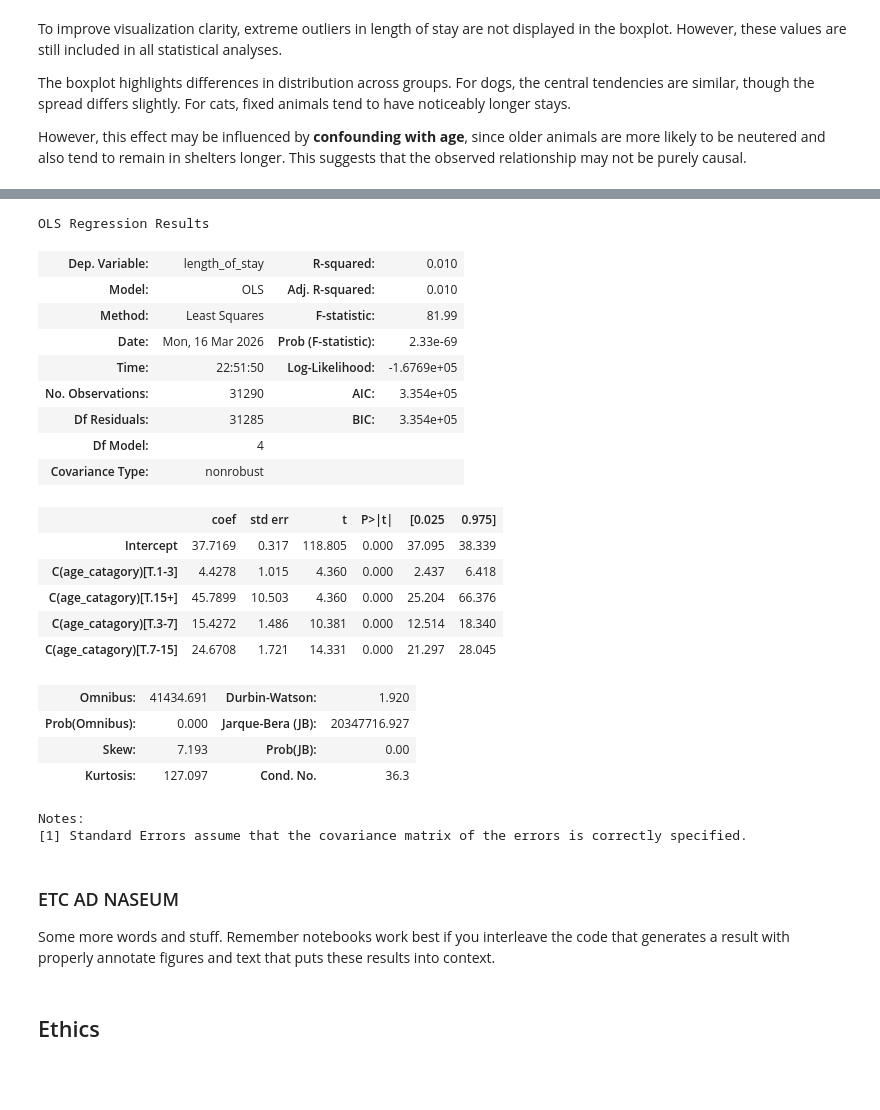
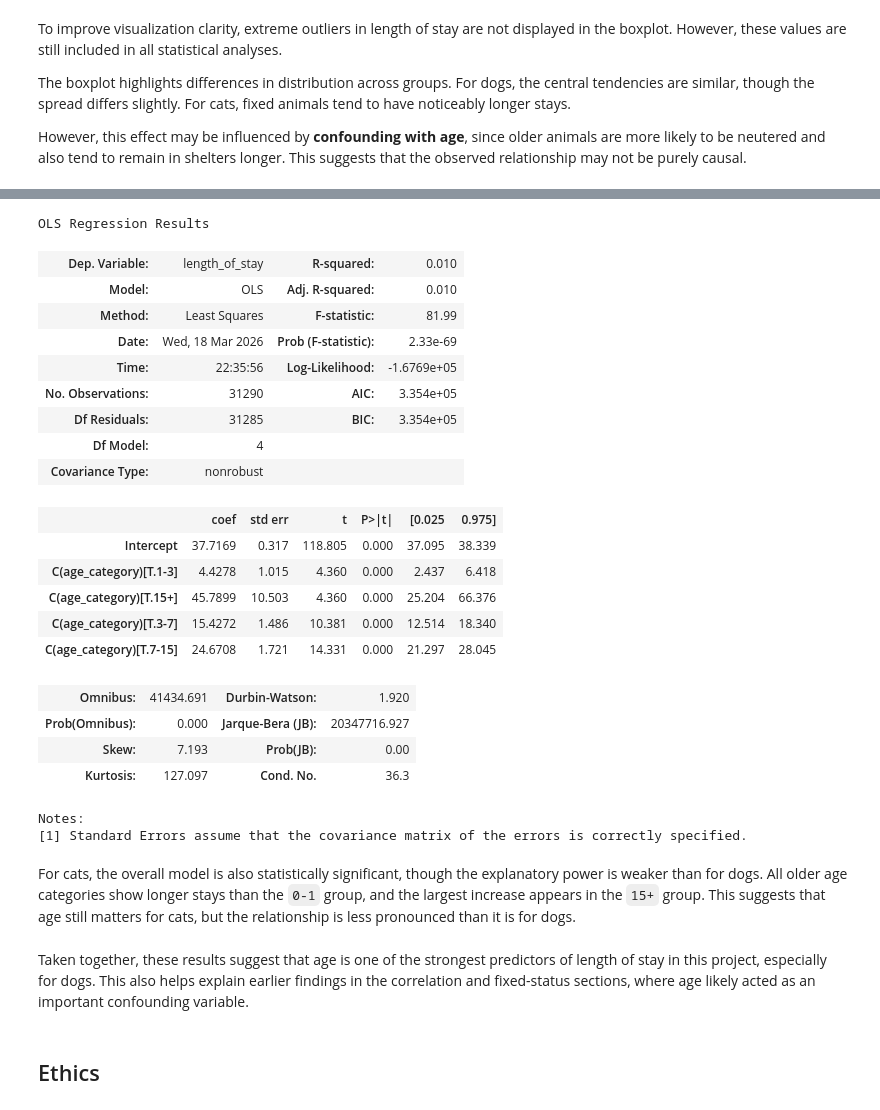
Before and after one commit to COGS108/Group072_WI26, a Jupyter notebook: 03-FinalProject.ipynb, the cells around one changed output, grey strips where cells are left out. Drawn from its saved outputs; the diff is of its cells as text; code cells hidden in the pictures; blank space fills up the shorter version.

```diff
--- a/03-FinalProject.ipynb
+++ b/03-FinalProject.ipynb
@@ -499,30 +485,30 @@ Notes:
 # %%
-cat_model = smf.ols(formula="length_of_stay ~  C(age_catagory)", data=age_df[age_df["outcome_animal_type"]=="Cat"]).fit()
+cat_model = smf.ols(
+    formula="length_of_stay ~ C(age_category)",
+    data=age_df[age_df["outcome_animal_type"] == "Cat"]
+).fit()
+
 cat_model.summary()
 # %% [output]
 OLS Regression Results
 | Dep. Variable: | length_of_stay | R-squared: | 0.010 |
 | Model: | OLS | Adj. R-squared: | 0.010 |
 | Method: | Least Squares | F-statistic: | 81.99 |
-| Date: | Mon, 16 Mar 2026 | Prob (F-statistic): | 2.33e-69 |
-| Time: | 22:51:50 | Log-Likelihood: | -1.6769e+05 |
+| Date: | Wed, 18 Mar 2026 | Prob (F-statistic): | 2.33e-69 |
+| Time: | 22:35:56 | Log-Likelihood: | -1.6769e+05 |
 | No. Observations: | 31290 | AIC: | 3.354e+05 |
 | Df Residuals: | 31285 | BIC: | 3.354e+05 |
 | Df Model: | 4 |  |  |
 | Covariance Type: | nonrobust |  |  |
 |  | coef | std err | t | P>|t| | [0.025 | 0.975] |
 | Intercept | 37.7169 | 0.317 | 118.805 | 0.000 | 37.095 | 38.339 |
-| C(age_catagory)[T.1-3] | 4.4278 | 1.015 | 4.360 | 0.000 | 2.437 | 6.418 |
-| C(age_catagory)[T.15+] | 45.7899 | 10.503 | 4.360 | 0.000 | 25.204 | 66.376 |
-| C(age_catagory)[T.3-7] | 15.4272 | 1.486 | 10.381 | 0.000 | 12.514 | 18.340 |
-| C(age_catagory)[T.7-15] | 24.6708 | 1.721 | 14.331 | 0.000 | 21.297 | 28.045 |
+| C(age_category)[T.1-3] | 4.4278 | 1.015 | 4.360 | 0.000 | 2.437 | 6.418 |
+| C(age_category)[T.15+] | 45.7899 | 10.503 | 4.360 | 0.000 | 25.204 | 66.376 |
+| C(age_category)[T.3-7] | 15.4272 | 1.486 | 10.381 | 0.000 | 12.514 | 18.340 |
+| C(age_category)[T.7-15] | 24.6708 | 1.721 | 14.331 | 0.000 | 21.297 | 28.045 |
 | Omnibus: | 41434.691 | Durbin-Watson: | 1.920 |
 | Prob(Omnibus): | 0.000 | Jarque-Bera (JB): | 20347716.927 |
 | Skew: | 7.193 | Prob(JB): | 0.00 |
 | Kurtosis: | 127.097 | Cond. No. | 36.3 |
 Notes:
 [1] Standard Errors assume that the covariance matrix of the errors is correctly specified.
-# %% [markdown]
-### ETC AD NASEUM
-
-Some more words and stuff.  Remember notebooks work best if you interleave the code that generates a result with properly annotate figures and text that puts these results into context.
@@ -532,3 +515,7 @@ Some more words and stuff.  Remember notebooks work best if you interleave the c
+# %% [markdown]
+For cats, the overall model is also statistically significant, though the explanatory power is weaker than for dogs. All older age categories show longer stays than the `0-1` group, and the largest increase appears in the `15+` group. This suggests that age still matters for cats, but the relationship is less pronounced than it is for dogs.
+# %% [markdown]
+Taken together, these results suggest that age is one of the strongest predictors of length of stay in this project, especially for dogs. This also helps explain earlier findings in the correlation and fixed-status sections, where age likely acted as an important confounding variable.
 # %% [markdown]
 ## Ethics
 # %% [markdown]
```
Also changed, not shown: parts of 21 cells of this notebook.
